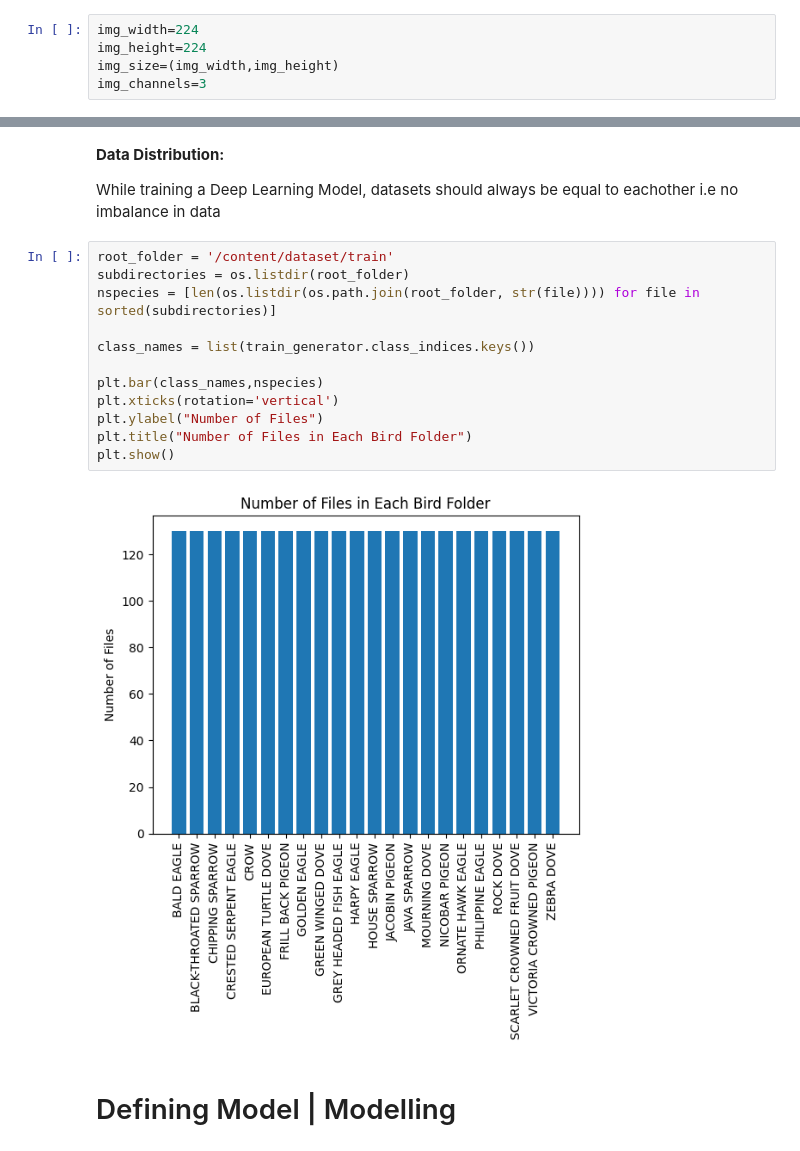
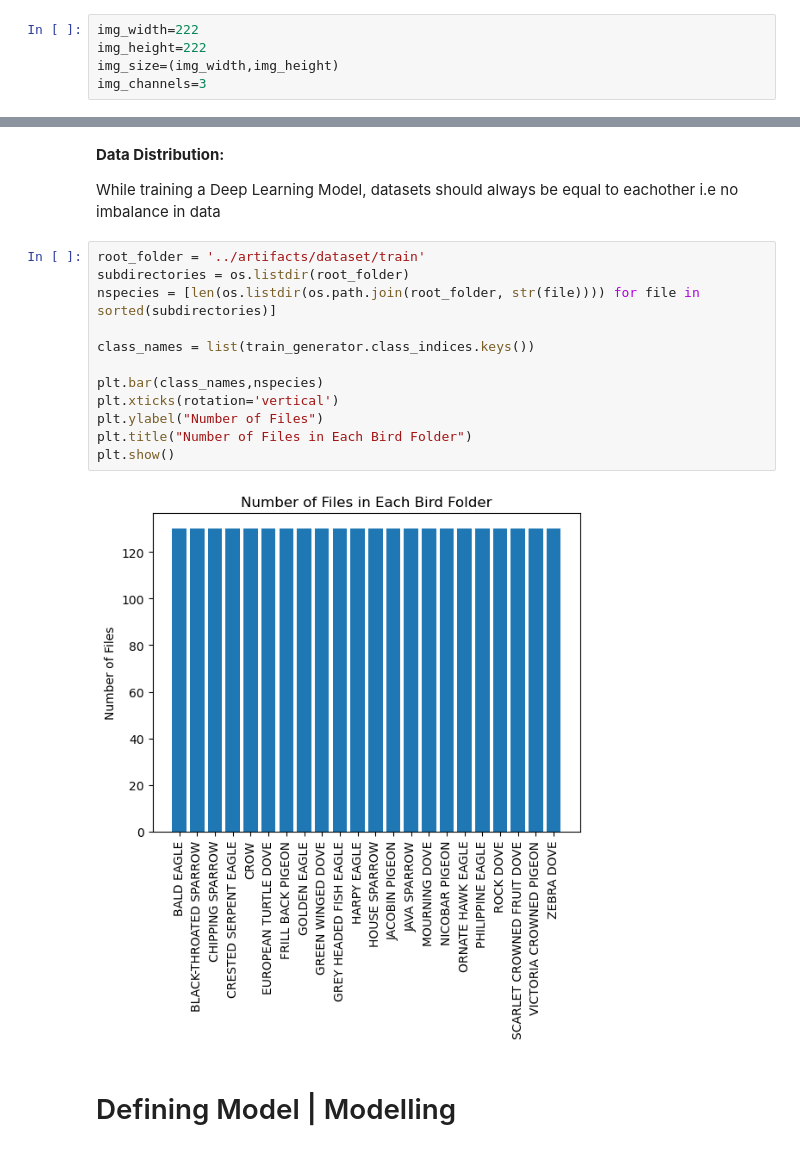
Before and after one commit to David-Thapa/Multi-Classification-of-Bird-Species, a Jupyter notebook: notebooks/identification_of_bird_species.ipynb, the cells around one changed output, grey strips where cells are left out. Cells and saved outputs as stored; diff of their text form.

```diff
--- a/notebooks/identification_of_bird_species.ipynb
+++ b/notebooks/identification_of_bird_species.ipynb
@@ -153,8 +162,8 @@ plt.show()  # Show the plot
 # %% [markdown]
 # Image Properties
 # %%
-img_width=224
-img_height=224
+img_width=222
+img_height=222
 img_size=(img_width,img_height)
 img_channels=3
 # %% [markdown]
@@ -197,19 +206,19 @@ Found 110 images belonging to 22 classes.
 
 While training a Deep Learning Model, datasets should always be equal to eachother i.e no imbalance in data
 # %%
-root_folder = '/content/dataset/train'
+root_folder = '../artifacts/dataset/train'
 subdirectories = os.listdir(root_folder)
 nspecies = [len(os.listdir(os.path.join(root_folder, str(file)))) for file in sorted(subdirectories)]
 
 class_names = list(train_generator.class_indices.keys())
 
 plt.bar(class_names,nspecies)
 plt.xticks(rotation='vertical')
 plt.ylabel("Number of Files")
 plt.title("Number of Files in Each Bird Folder")
 plt.show()
 # %% [output]
-[figure, old version]
+[figure, new version]
 # %% [markdown]
 # Defining Model | Modelling
 # %%
```
Also changed, not shown: parts of 21 cells of this notebook, 18 other files.
